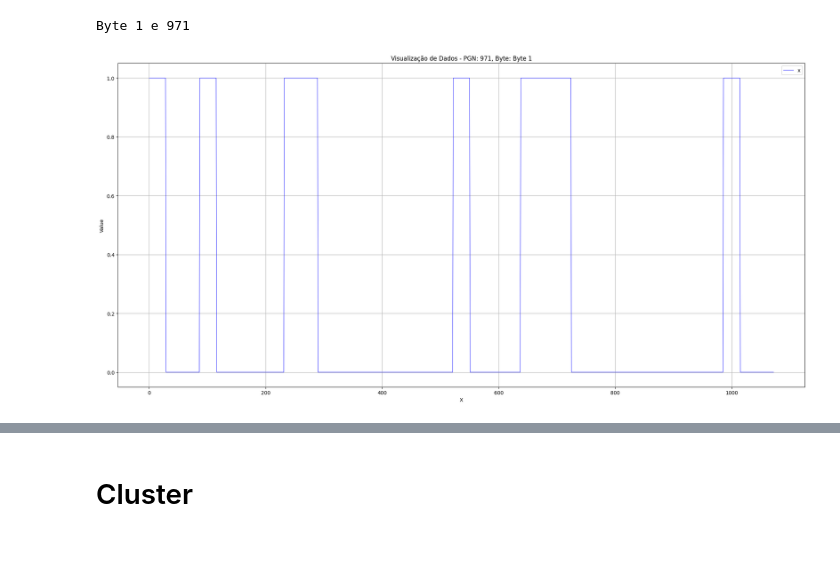
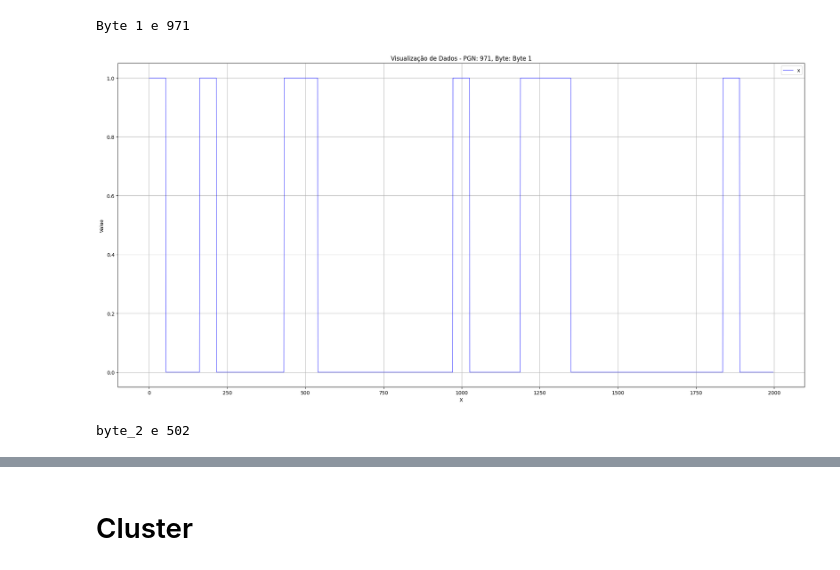
Before and after one commit to allanVvz/CSI-Can_Signal_Identifier, a Jupyter notebook: src/Machine Learn Data HUB/FileHandler.ipynb, the cells around one changed output, grey strips where cells are left out. Saved outputs shown, nothing was run; the diff lists cells and outputs as text; code cells hidden in the pictures.

```diff
--- a/src/Machine Learn Data HUB/FileHandler.ipynb
+++ b/src/Machine Learn Data HUB/FileHandler.ipynb
@@ -52,27 +54,6 @@ def ixxt_filetodataframe(file_path):
     df = pd.concat([df, byte_columns], axis=1)
     df = df.rename(columns={'Identifier (hex)': 'pgn'})
     return df
-# %%
-def rows_replicate_dataframes(df):
-    if 'x' in df.columns:
-        # Cria um novo dataframe vazio para armazenar os valores repetidos
-        df_result = pd.DataFrame(columns=['x'])
-
-        # Primeiro loop para percorrer cada linha do dataframe original
-        rows = []
-        for i in range(len(df)):
-            value = df.iloc[i, 0]  # Obtém o valor da primeira coluna (coluna 'x')
-
-            # Segundo loop para repetir o valor 10 vezes
-            for _ in range(20):
-                rows.append(value)
-
-        # Concatena as listas no DataFrame final
-        df_result = pd.concat([pd.DataFrame({'x': rows})], ignore_index=True)
-
-        return df_result
-    else:
-        return "Coluna 'x' não encontrada"
 # %%
 def decimacao_dinamica(df, coluna, tamanho):
 
@@ -383,7 +534,7 @@ df_expanded_four = rows_replicate_dataframes(filtered_df_Four)
 # %% [markdown]
 # Can-SquareWaves
 # %%
-def ui_load_can_archive(file_path=None):
+def ui_load_can_archive(file_path):
     # Se o caminho não for fornecido, abrir a caixa de diálogo para selecionar o arquivo
     if not file_path:
         file_path = filedialog.askopenfilename(
@@ -470,7 +621,7 @@ def can_filetodataframe(file_path):
         print(f"Erro ao carregar o arquivo: {e}")
         return None
 # %%
-def filtrar_dataframe(df, pgn, byte):
+def filtrar_dataframe_can(df, pgn, byte):
     if df is None:
         messagebox.showwarning("Aviso", "Carregue um arquivo primeiro.")
         return None
@@ -587,5 +689,16 @@ filtered_df_six = filtrar_dataframe(df_raw_2, filtro_pgn, filtro_byte)
+# %%
+os.chdir("C:/Users/user/Documents/Repositórios/CSI-Can_Signal_Identifier/")
+df_raw_6 = ui_load_can_archive("Spy Can Input CSV/corolla/limpador_5x_Corolla_logFile.CAN")
+filtered_df_six = filtrar_dataframe_can(df_raw_6, filtro_pgn, filtro_byte)
 # %%
-df_expanded_six = rows_replicate_dataframes(filtered_df_six, target_size=1100)
+df_expanded_six = rows_replicate_dataframes(filtered_df_six, target_size=2000)
 vizdata(df_expanded_six)
 # %% [output]
-[figure, old version]
+[figure, new version]
+# %%
+byte = '2'
+filtro_pgn = 502
+filtro_byte = f'byte_{byte}'
+print(f"{filtro_byte} e {filtro_pgn}")
+# %% [output]
+byte_2 e 502
```
Also changed, not shown: parts of 54 cells of this notebook, 3 other files.
